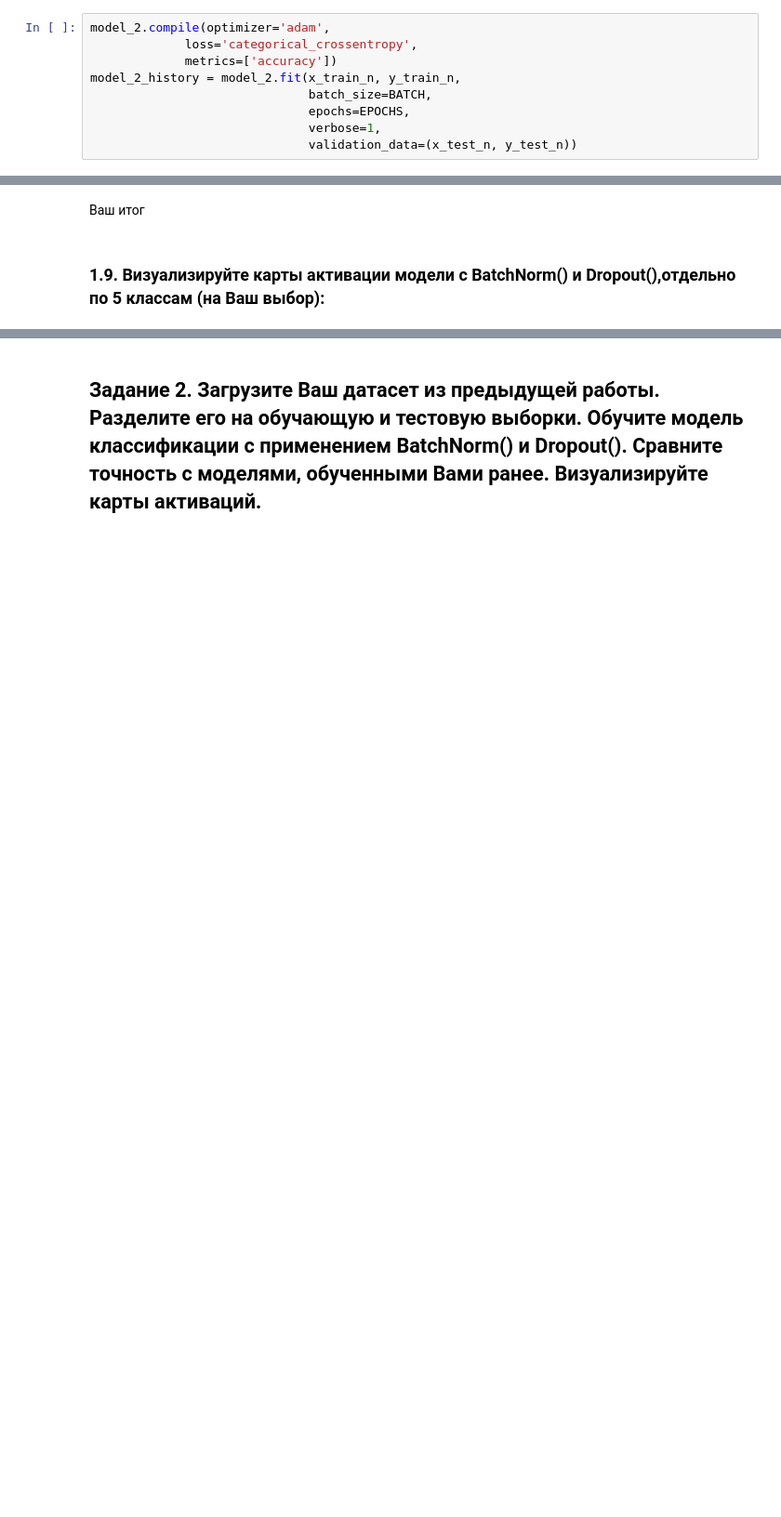
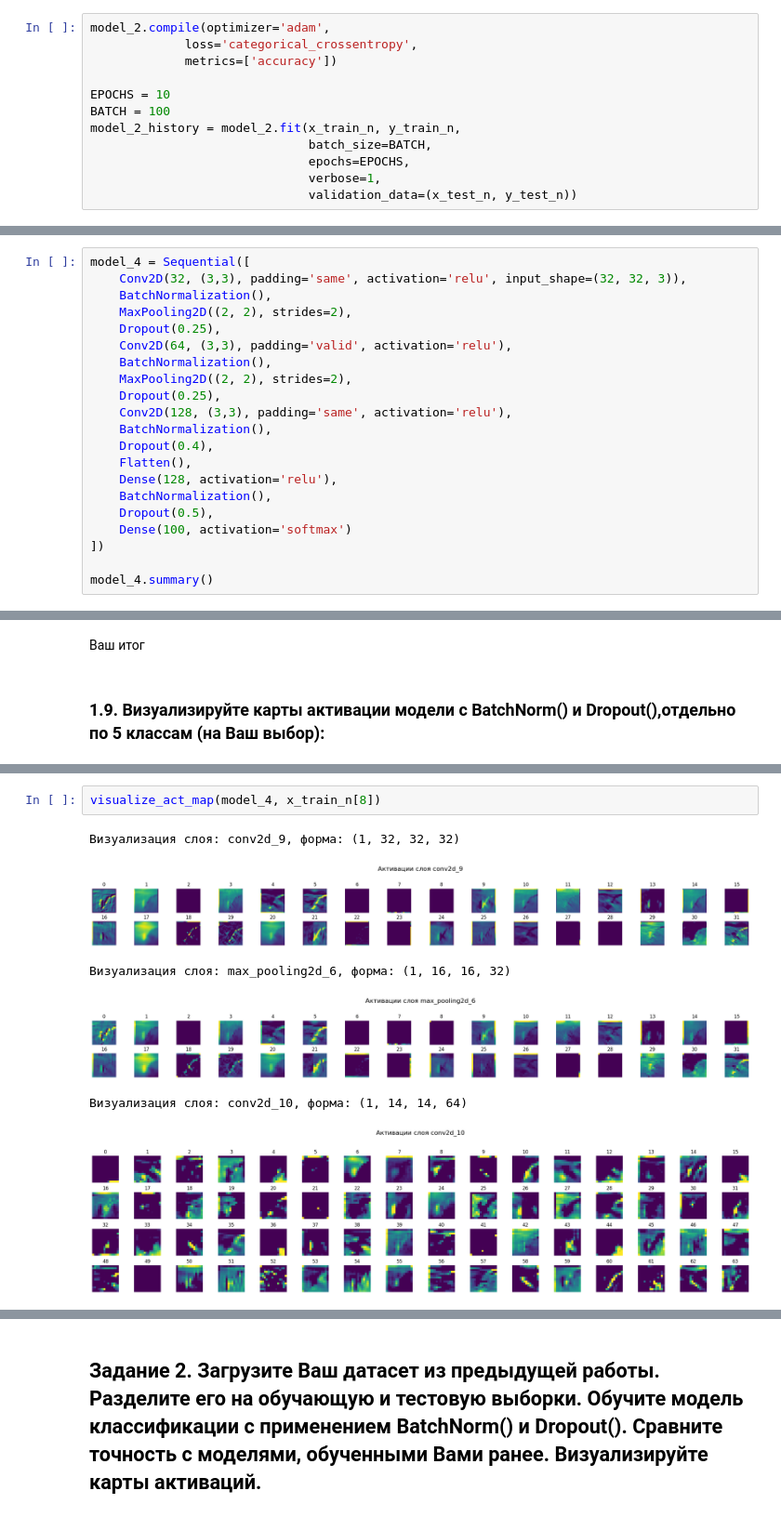
Before and after one commit to DinRazar/neural_networks, a Jupyter notebook: Работа_4.ipynb, the cells around one changed output, grey strips where cells are left out. Shown at 93% size. Saved outputs shown, nothing was run; the diff lists cells and outputs as text; blank space fills up the shorter version.

```diff
--- a/Работа_4.ipynb
+++ b/Работа_4.ipynb
@@ -222,6 +224,9 @@ Model: "sequential_2"
 model_2.compile(optimizer='adam',
              loss='categorical_crossentropy',
              metrics=['accuracy'])
+
+EPOCHS = 10
+BATCH = 100
 model_2_history = model_2.fit(x_train_n, y_train_n,
                               batch_size=BATCH,
                               epochs=EPOCHS,
@@ -247,0 +315,21 @@ model_2_history = model_2.fit(x_train_n, y_train_n,
+# %%
+model_4 = Sequential([
+    Conv2D(32, (3,3), padding='same', activation='relu', input_shape=(32, 32, 3)),
+    BatchNormalization(),
+    MaxPooling2D((2, 2), strides=2),
+    Dropout(0.25),
+    Conv2D(64, (3,3), padding='valid', activation='relu'),
+    BatchNormalization(),
+    MaxPooling2D((2, 2), strides=2),
+    Dropout(0.25),
+    Conv2D(128, (3,3), padding='same', activation='relu'),
+    BatchNormalization(),
+    Dropout(0.4),
+    Flatten(),
+    Dense(128, activation='relu'),
+    BatchNormalization(),
+    Dropout(0.5),
+    Dense(100, activation='softmax')
+])
+
+model_4.summary()
@@ -263,0 +506,9 @@ model_2_history = model_2.fit(x_train_n, y_train_n,
+# %%
+visualize_act_map(model_4, x_train_n[8])
+# %% [output]
+Визуализация слоя: conv2d_9, форма: (1, 32, 32, 32)
+[figure, added]
+Визуализация слоя: max_pooling2d_6, форма: (1, 16, 16, 32)
+[figure, added]
+Визуализация слоя: conv2d_10, форма: (1, 14, 14, 64)
+[figure, added]
```
Also changed, not shown: parts of 19 cells of this notebook.
